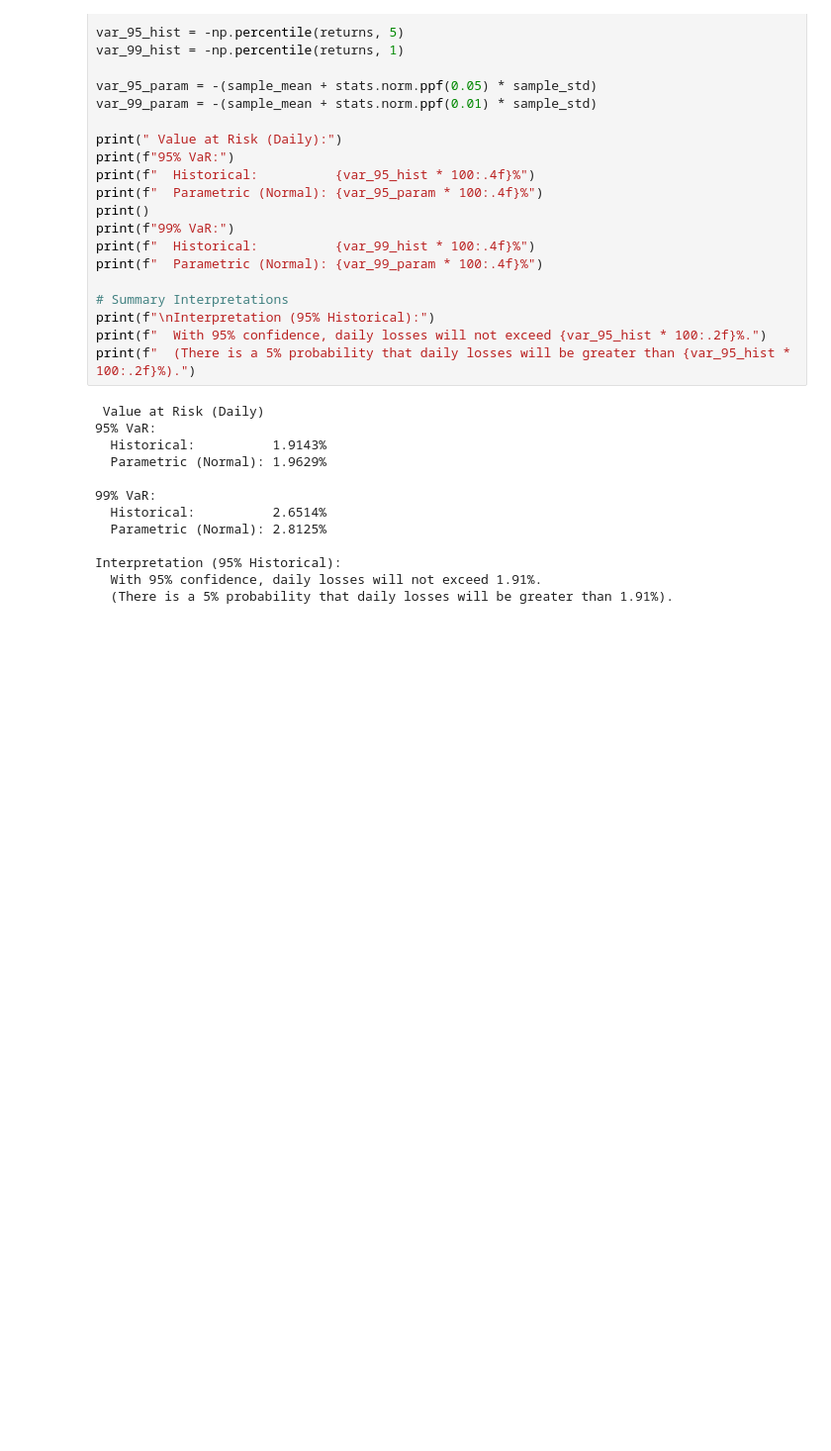
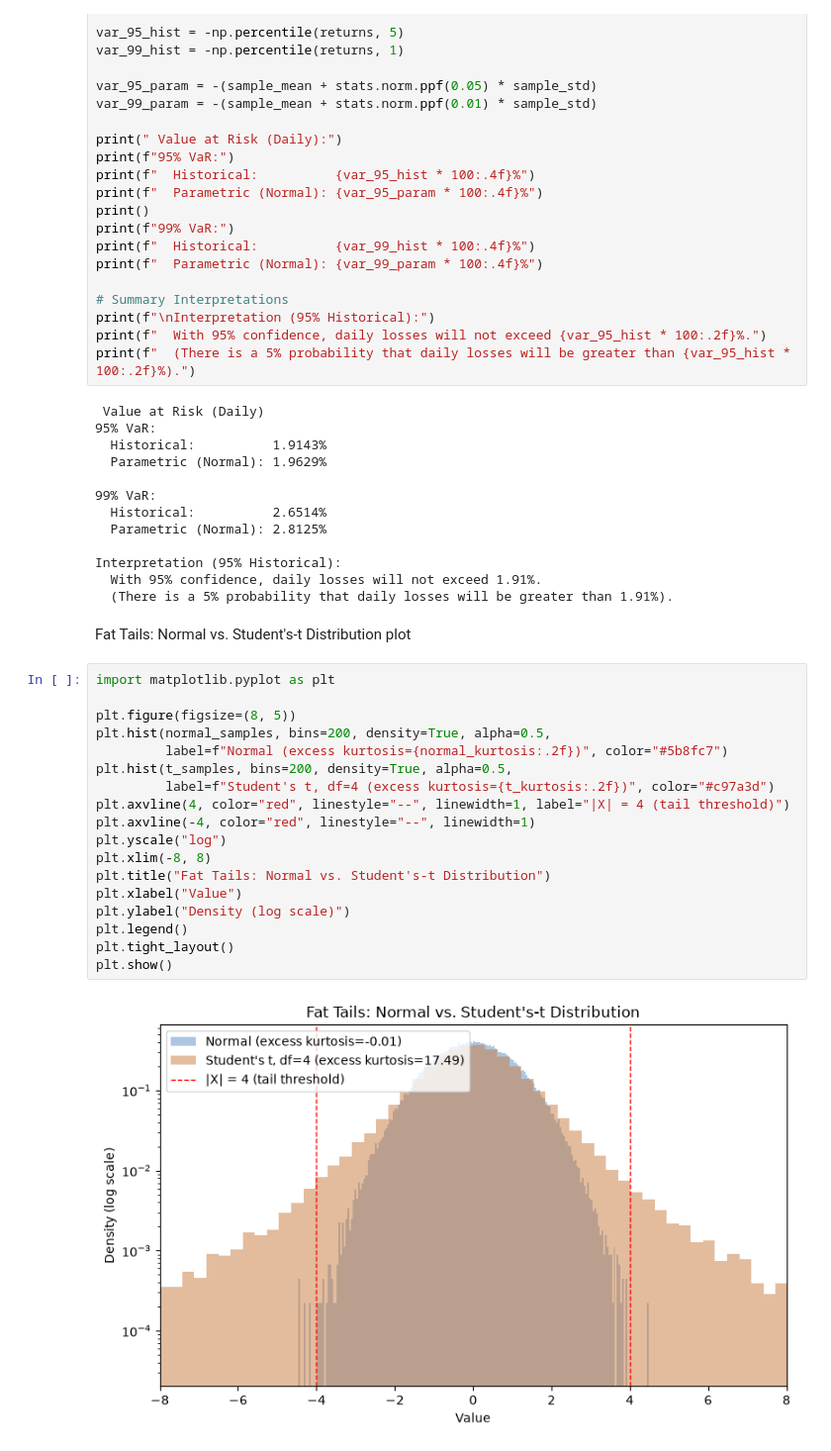
Before and after one commit to Jenilia-Veronica/quant-finance-mb, a Jupyter notebook: Part1-Mathematical-Foundations/Chapter02-Probability/code_prob.ipynb, the cells around one changed output. Shown at 99% size. Drawn from its saved outputs; the diff is of its cells as text; blank space fills up the shorter version.

```diff
--- a/Part1-Mathematical-Foundations/Chapter02-Probability/code_prob.ipynb
+++ b/Part1-Mathematical-Foundations/Chapter02-Probability/code_prob.ipynb
@@ -276,3 +276,25 @@ print(f"  (There is a 5% probability that daily losses will be greater than {var
 Interpretation (95% Historical):
   With 95% confidence, daily losses will not exceed 1.91%.
   (There is a 5% probability that daily losses will be greater than 1.91%).
+# %% [markdown]
+Fat Tails: Normal vs. Student's-t Distribution plot
+# %%
+import matplotlib.pyplot as plt
+
+plt.figure(figsize=(8, 5))
+plt.hist(normal_samples, bins=200, density=True, alpha=0.5,
+         label=f"Normal (excess kurtosis={normal_kurtosis:.2f})", color="#5b8fc7")
+plt.hist(t_samples, bins=200, density=True, alpha=0.5,
+         label=f"Student's t, df=4 (excess kurtosis={t_kurtosis:.2f})", color="#c97a3d")
+plt.axvline(4, color="red", linestyle="--", linewidth=1, label="|X| = 4 (tail threshold)")
+plt.axvline(-4, color="red", linestyle="--", linewidth=1)
+plt.yscale("log")
+plt.xlim(-8, 8)
+plt.title("Fat Tails: Normal vs. Student's-t Distribution")
+plt.xlabel("Value")
+plt.ylabel("Density (log scale)")
+plt.legend()
+plt.tight_layout()
+plt.show()
+# %% [output]
+[figure, added]
```
